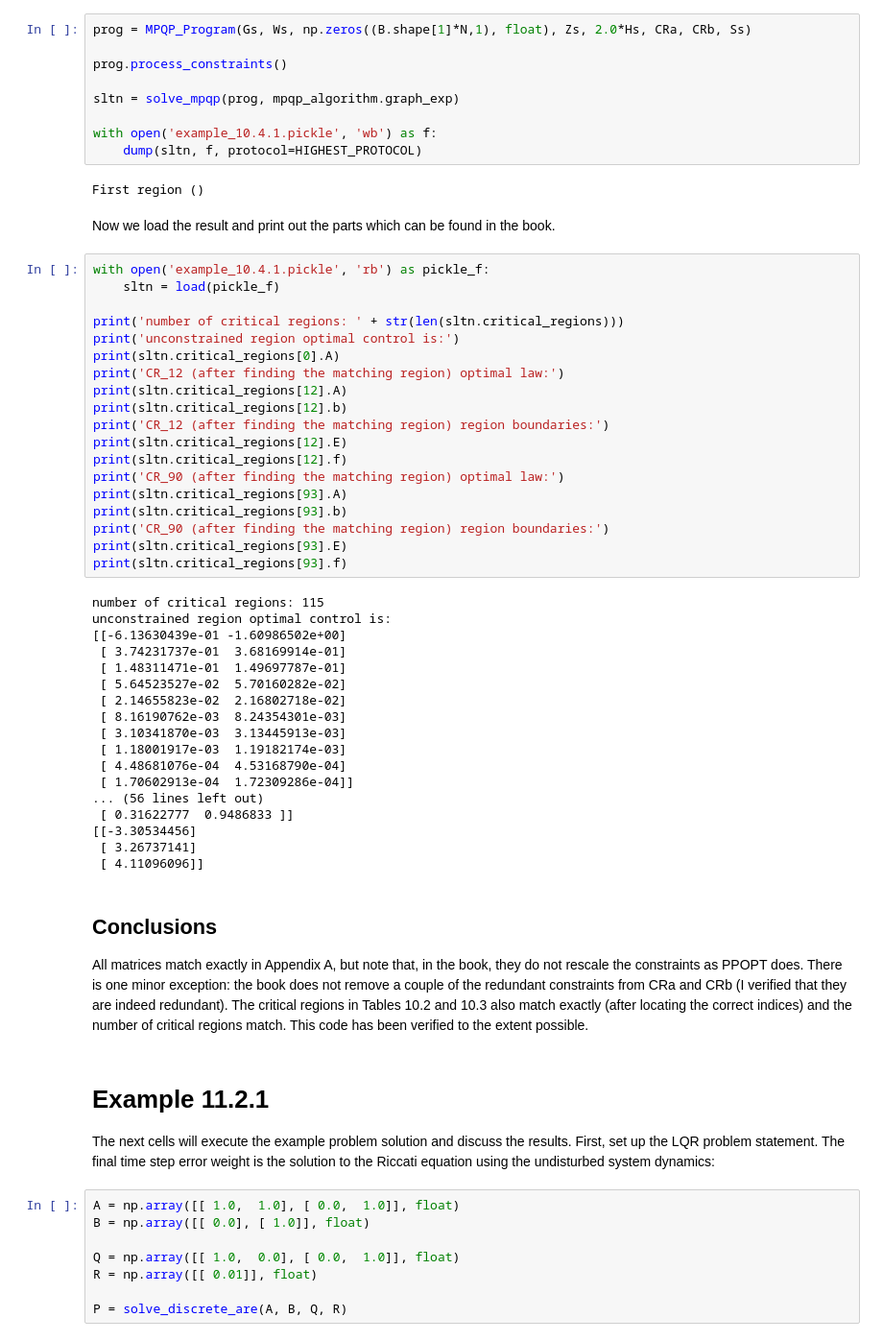
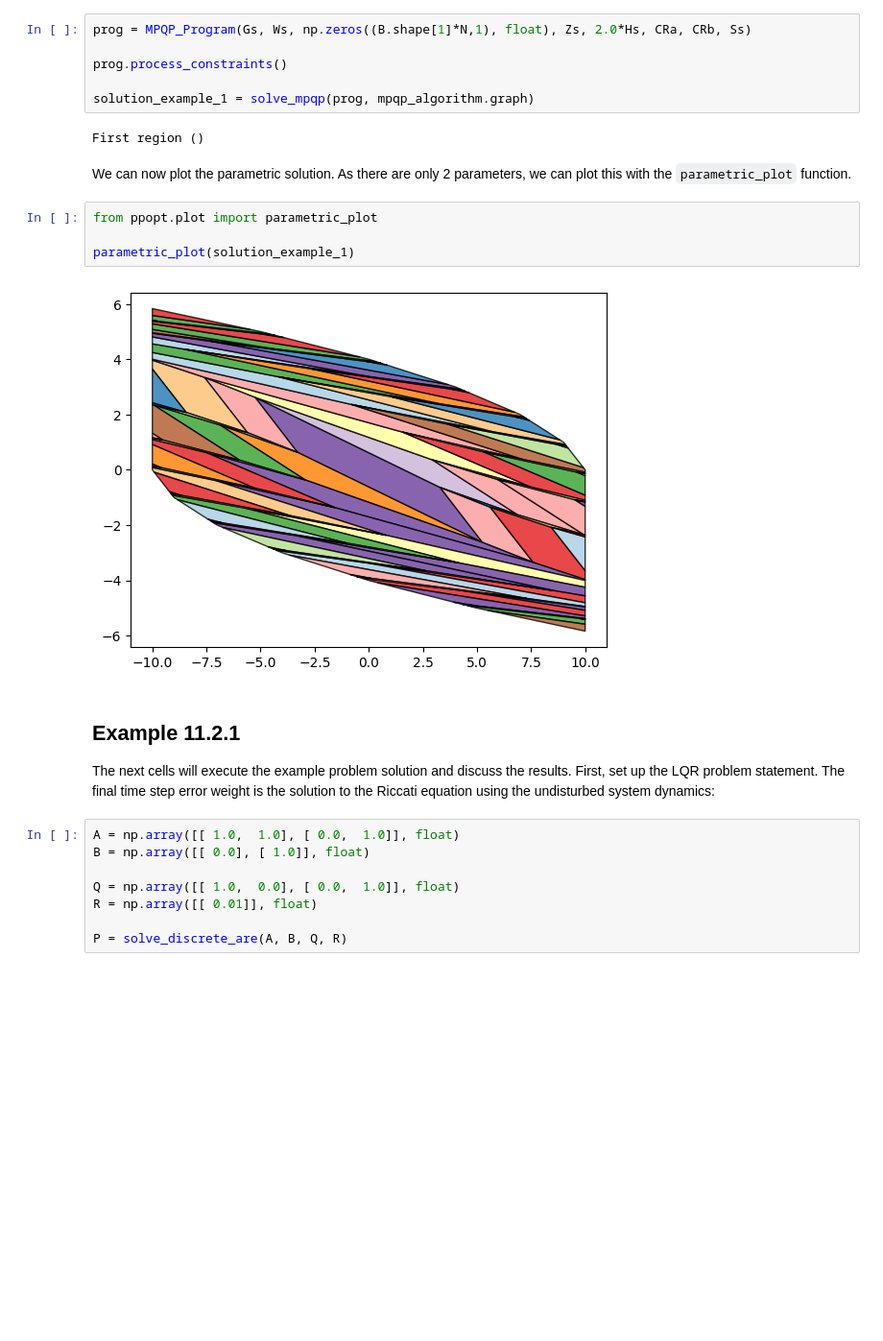
Before and after one commit to TAMUparametric/PPOPT, a Jupyter notebook: doc/mpoc_examples.ipynb, the cells around one changed output. Shown at 96% size. Drawn from its saved outputs; the diff is of its cells as text; blank space fills up the shorter version.

Commit message:
fixed title headings for rtd rendering and changed some of the activity after the parametric solve

```diff
--- a/doc/mpoc_examples.ipynb
+++ b/doc/mpoc_examples.ipynb
@@ -146,57 +143,19 @@ prog = MPQP_Program(Gs, Ws, np.zeros((B.shape[1]*N,1), float), Zs, 2.0*Hs, CRa,
 
 prog.process_constraints()
 
-sltn = solve_mpqp(prog, mpqp_algorithm.graph_exp)
-
-with open('example_10.4.1.pickle', 'wb') as f:
-    dump(sltn, f, protocol=HIGHEST_PROTOCOL)
+solution_example_1 = solve_mpqp(prog, mpqp_algorithm.graph)
 # %% [output]
 First region ()
-# %% [markdown]
-Now we load the result and print out the parts which can be found in the book.
-# %%
-with open('example_10.4.1.pickle', 'rb') as pickle_f:
-    sltn = load(pickle_f)
-
-print('number of critical regions: ' + str(len(sltn.critical_regions)))
-print('unconstrained region optimal control is:')
-print(sltn.critical_regions[0].A)
-print('CR_12 (after finding the matching region) optimal law:')
-print(sltn.critical_regions[12].A)
-print(sltn.critical_regions[12].b)
-print('CR_12 (after finding the matching region) region boundaries:')
-print(sltn.critical_regions[12].E)
-print(sltn.critical_regions[12].f)
-print('CR_90 (after finding the matching region) optimal law:')
-print(sltn.critical_regions[93].A)
-print(sltn.critical_regions[93].b)
-print('CR_90 (after finding the matching region) region boundaries:')
-print(sltn.critical_regions[93].E)
-print(sltn.critical_regions[93].f)
-# %% [output]
-number of critical regions: 115
-unconstrained region optimal control is:
-[[-6.13630439e-01 -1.60986502e+00]
- [ 3.74231737e-01  3.68169914e-01]
- [ 1.48311471e-01  1.49697787e-01]
- [ 5.64523527e-02  5.70160282e-02]
- [ 2.14655823e-02  2.16802718e-02]
- [ 8.16190762e-03  8.24354301e-03]
- [ 3.10341870e-03  3.13445913e-03]
- [ 1.18001917e-03  1.19182174e-03]
- [ 4.48681076e-04  4.53168790e-04]
- [ 1.70602913e-04  1.72309286e-04]]
-... (56 lines left out)
- [ 0.31622777  0.9486833 ]]
-[[-3.30534456]
- [ 3.26737141]
- [ 4.11096096]]
-# %% [markdown]
-## Conclusions
-
-All matrices match exactly in Appendix A, but note that, in the book, they do not rescale the constraints as PPOPT does.  There is one minor exception: the book does not remove a couple of the redundant constraints from CRa and CRb (I verified that they are indeed redundant).  The critical regions in Tables 10.2 and 10.3 also match exactly (after locating the correct indices) and the number of critical regions match.  This code has been verified to the extent possible.
+# %% [markdown]
+We can now plot the parametric solution. As there are only 2 parameters, we can plot this with the ``parametric_plot`` function.
+# %%
+from ppopt.plot import parametric_plot
+
+parametric_plot(solution_example_1)
+# %% [output]
+[figure, added]
 # %% [markdown]
-# Example 11.2.1
+## Example 11.2.1
 
 The next cells will execute the example problem solution and discuss the results.  First, set up the LQR problem statement.  The final time step error weight is the solution to the Riccati equation using the undisturbed system dynamics:
 # %%
```
Also changed, not shown: parts of 7 cells of this notebook.
